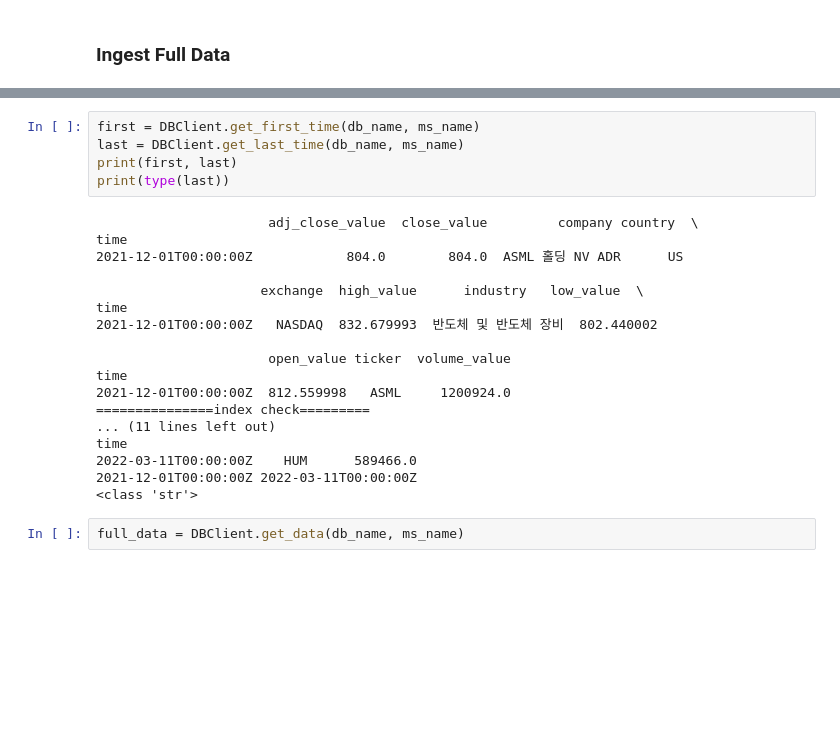
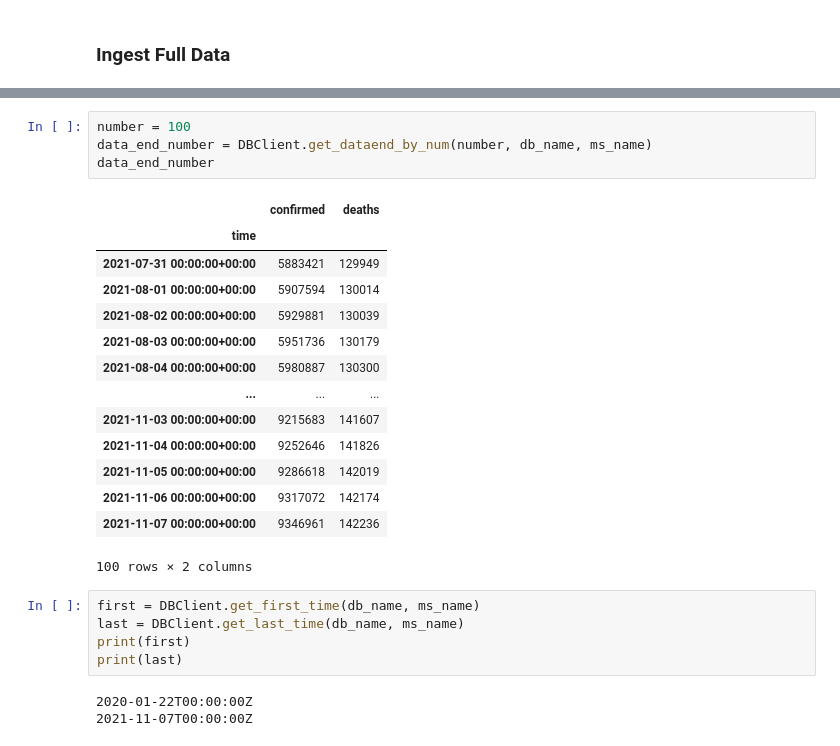
Before and after one commit to ClustProject/KETIPreDataIngestion, a Jupyter notebook: KETIDataIngestionTest.ipynb, the cells around one changed output, grey strips where cells are left out. Drawn from its saved outputs; the diff is of its cells as text; blank space fills up the shorter version.

```diff
--- a/KETIDataIngestionTest.ipynb
+++ b/KETIDataIngestionTest.ipynb
@@ -69,28 +103,30 @@ data.head()
+# %%
+number = 100
+data_end_number = DBClient.get_dataend_by_num(number, db_name, ms_name)
+data_end_number
+# %% [output]
+|  | confirmed | deaths |
+| time |  |  |
+| 2021-07-31 00:00:00+00:00 | 5883421 | 129949 |
+| 2021-08-01 00:00:00+00:00 | 5907594 | 130014 |
+| 2021-08-02 00:00:00+00:00 | 5929881 | 130039 |
+| 2021-08-03 00:00:00+00:00 | 5951736 | 130179 |
+| 2021-08-04 00:00:00+00:00 | 5980887 | 130300 |
+| ... | ... | ... |
+| 2021-11-03 00:00:00+00:00 | 9215683 | 141607 |
+| 2021-11-04 00:00:00+00:00 | 9252646 | 141826 |
+| 2021-11-05 00:00:00+00:00 | 9286618 | 142019 |
+| 2021-11-06 00:00:00+00:00 | 9317072 | 142174 |
+| 2021-11-07 00:00:00+00:00 | 9346961 | 142236 |
+100 rows × 2 columns
 # %%
 first = DBClient.get_first_time(db_name, ms_name)
 last = DBClient.get_last_time(db_name, ms_name)
-print(first, last)
-print(type(last))
+print(first)
+print(last)
 # %% [output]
-                      adj_close_value  close_value         company country  \
-time
-2021-12-01T00:00:00Z            804.0        804.0  ASML 홀딩 NV ADR      US
-
-                     exchange  high_value      industry   low_value  \
-time
-2021-12-01T00:00:00Z   NASDAQ  832.679993  반도체 및 반도체 장비  802.440002
-
-                      open_value ticker  volume_value
-time
-2021-12-01T00:00:00Z  812.559998   ASML     1200924.0
-===============index check=========
-... (11 lines left out)
-time
-2022-03-11T00:00:00Z    HUM      589466.0
-2021-12-01T00:00:00Z 2022-03-11T00:00:00Z
-<class 'str'>
+2020-01-22T00:00:00Z
+2021-11-07T00:00:00Z
-# %%
-full_data = DBClient.get_data(db_name, ms_name)
 # %%
 query_end_time = last
 query_start_time = first
```
Also changed, not shown: parts of 25 cells of this notebook, 2 other files.
